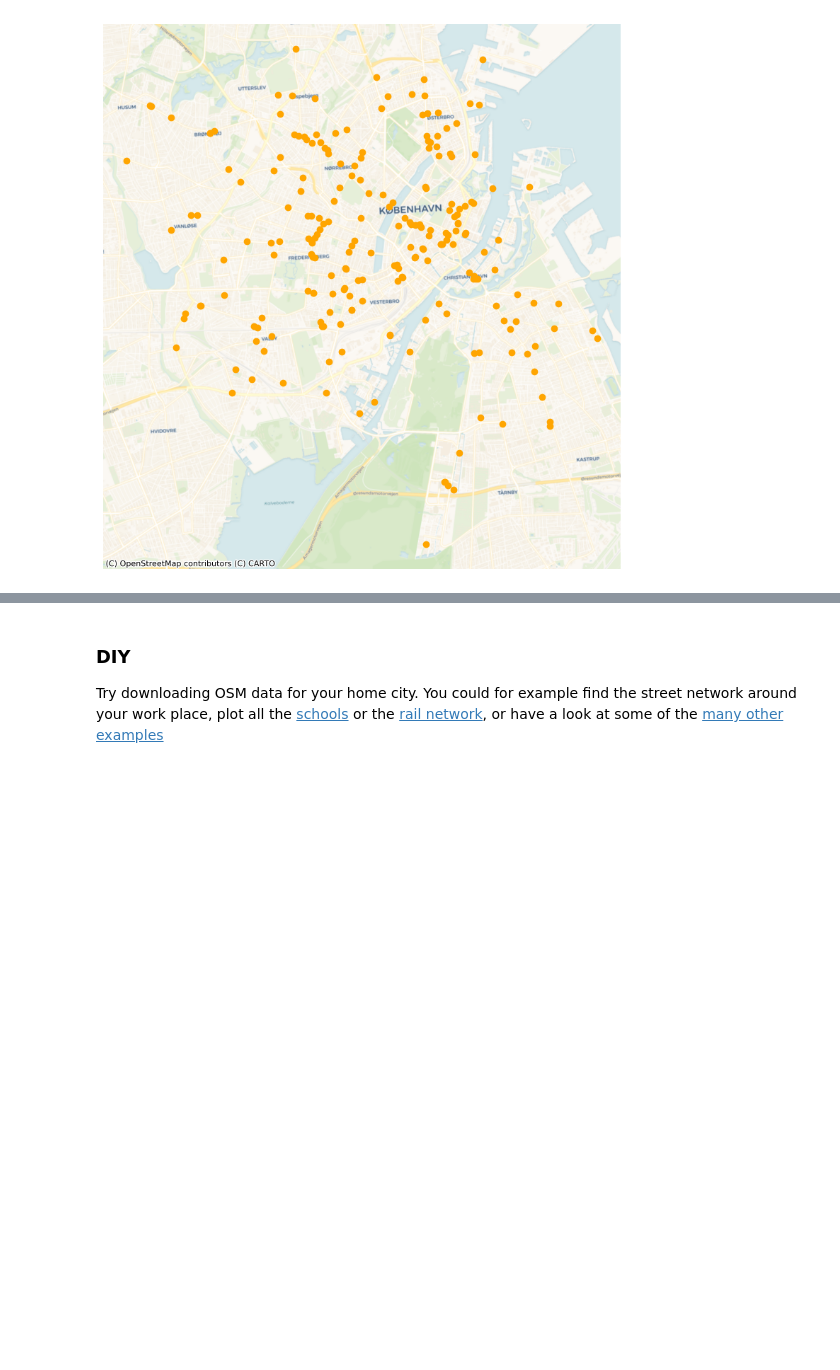
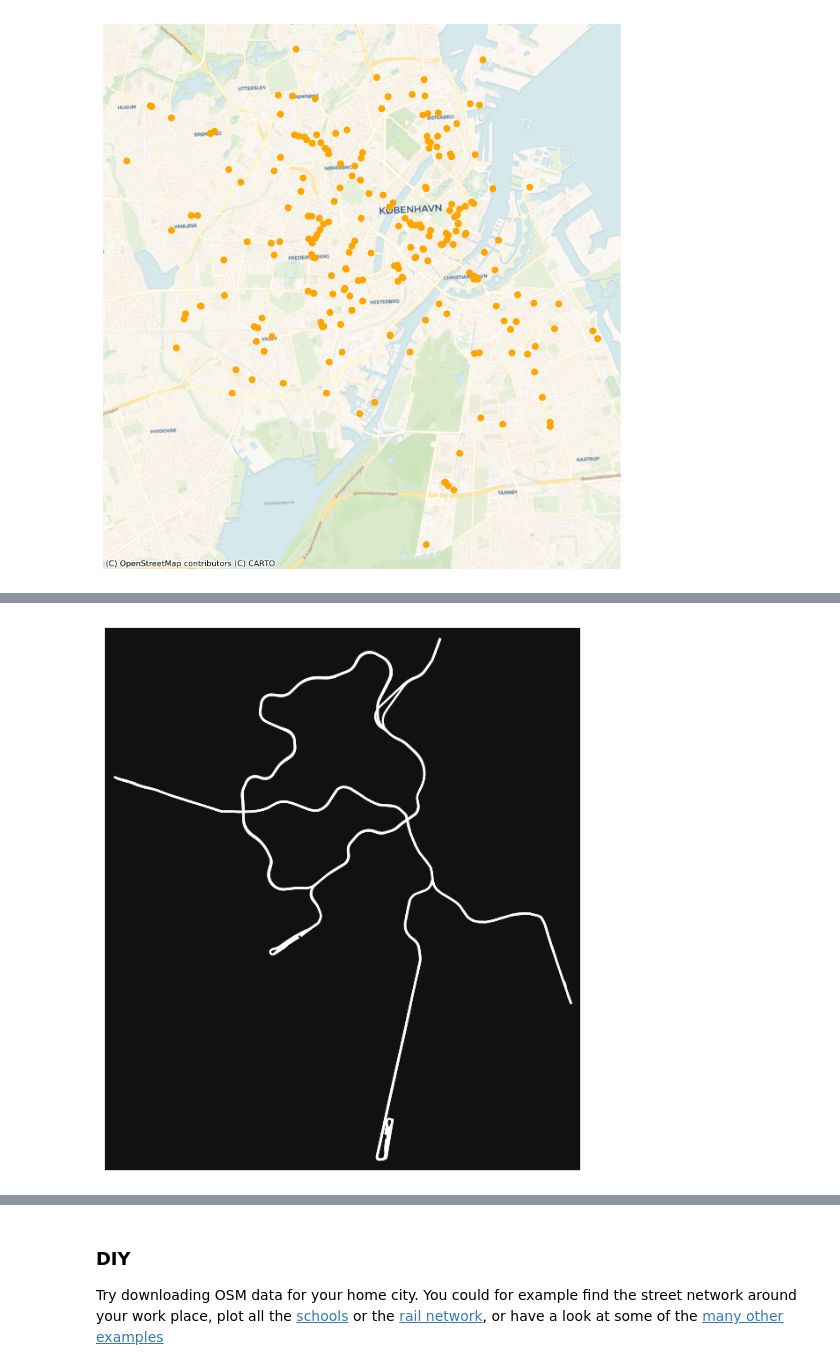
Before and after one commit to NERDSITU/gdstutorial, a Jupyter notebook: OSM/openstreetmap.ipynb, the cells around one changed output, grey strips where cells are left out. Cells and saved outputs as stored; diff of their text form; code cells hidden in the pictures; blank space fills up the shorter version.

Commit message:
osm first version done

```diff
--- a/OSM/openstreetmap.ipynb
+++ b/OSM/openstreetmap.ipynb
@@ -171,0 +209,14 @@ ox.plot_graph(G_projected, node_color="r");
+# %%
+# get CPH metro network.
+ox.settings.useful_tags_way += ["railway"] # first we need to add the railway tag as a 'useful tag' to be included by OSMnx
+G = ox.graph_from_place(
+    ["Copenhagen Municipality, Denmark","Frederiksberg Municipality, Denmark"], # both municipalities in CPH
+    retain_all=True, # Keep all components, not just the largest one
+    truncate_by_edge=False,
+    simplify=True,
+    custom_filter='["railway"~"subway"]',
+)
+
+ox.plot_graph(G, node_size=0, edge_color="w", edge_linewidth=1.5);
+# %% [output]
+[figure, added]
```
Also changed, not shown: parts of 23 cells of this notebook.
